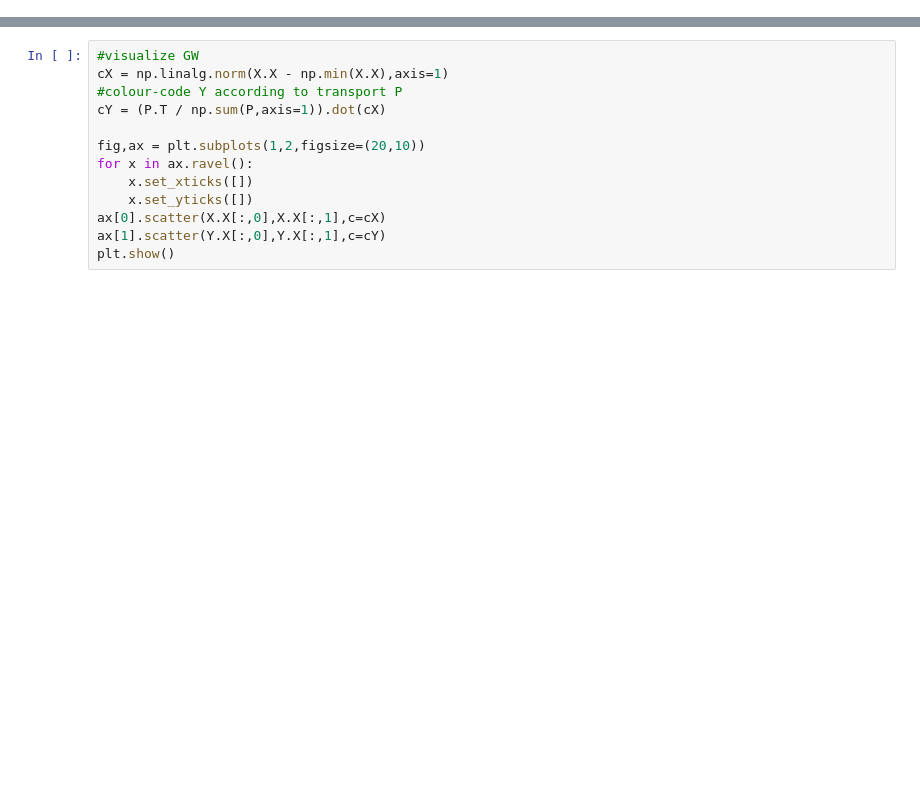
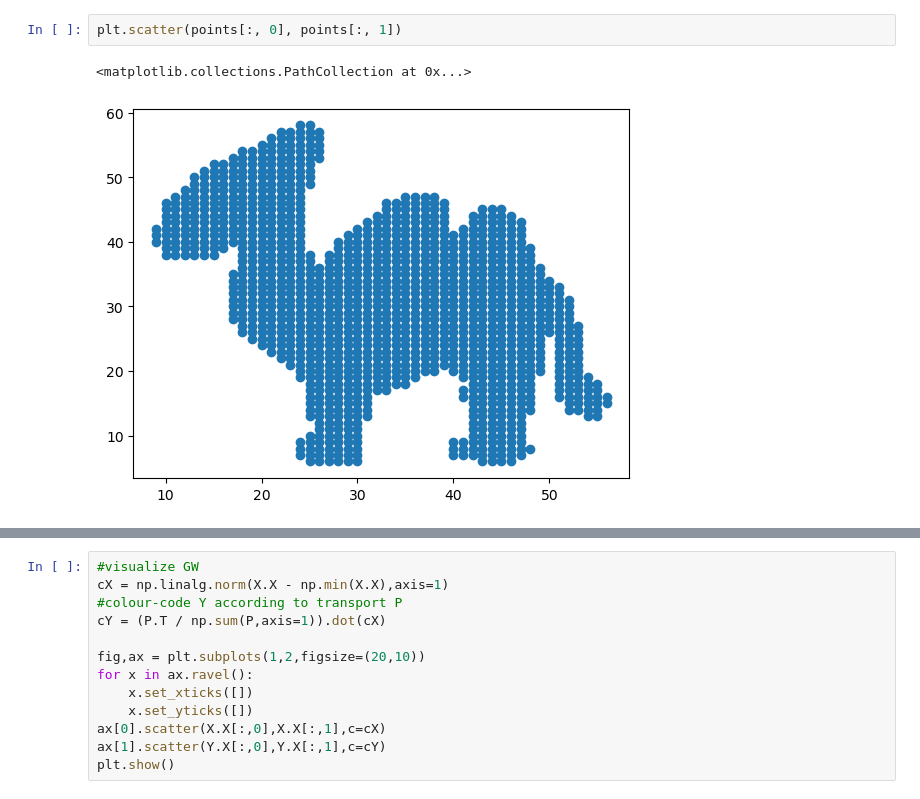
Before and after one commit to MATH-Hackathon-23-24/P3-Gromov-Wasserstein, a Jupyter notebook: minimal_example_2d.ipynb, the cells around one changed output, grey strips where cells are left out. Cells and saved outputs as stored; diff of their text form; blank space fills up the shorter version.

```diff
--- a/minimal_example_2d.ipynb
+++ b/minimal_example_2d.ipynb
@@ -56,0 +55,5 @@ GW Transport costs: 0.0009990297558142677
+# %%
+plt.scatter(points[:, 0], points[:, 1])
+# %% [output]
+<matplotlib.collections.PathCollection at 0x...>
+[figure, added]
```
Also changed, not shown: parts of 6 cells of this notebook, 2 other files.
